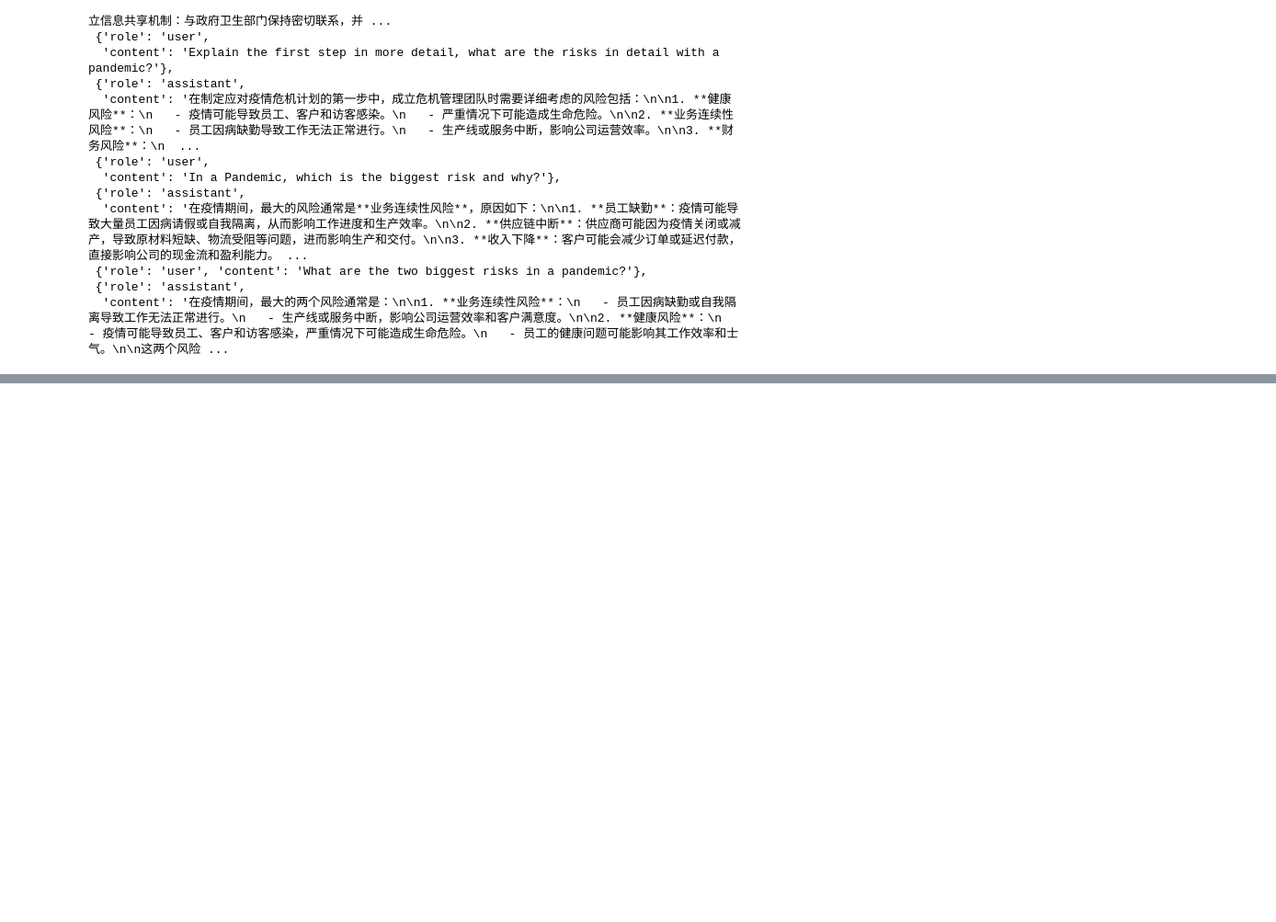
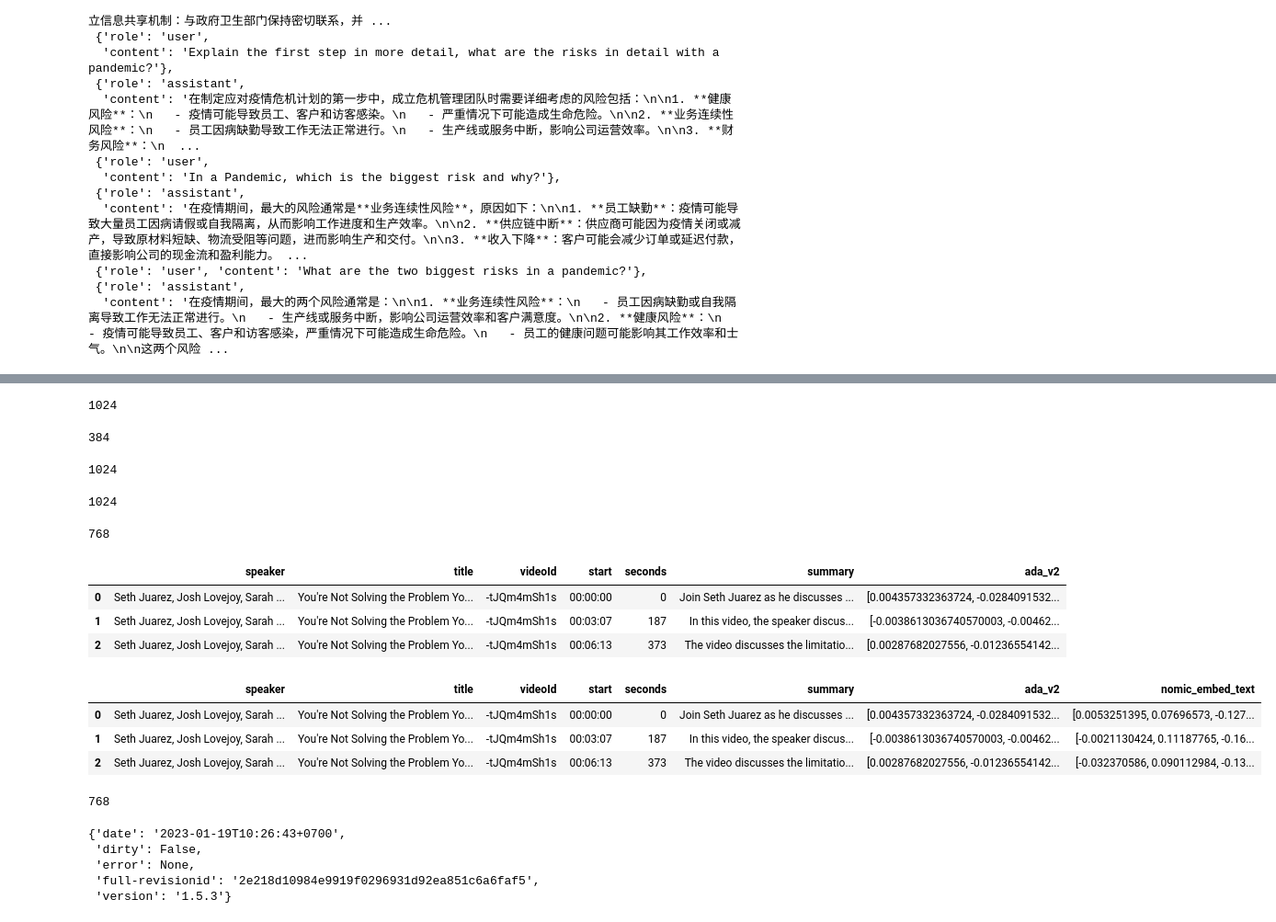
Before and after one commit to kevinlights/generative-ai-for-beginners, a Jupyter notebook: research.ipynb, the cells around one changed output, grey strips where cells are left out. Shown: that part at 92% size. Saved outputs shown, nothing was run; the diff lists cells and outputs as text; code cells hidden in the pictures; blank space fills up the shorter version.

Commit message:
embedding

```diff
--- a/research.ipynb
+++ b/research.ipynb
@@ -272,0 +695,63 @@ history
+# %%
+query_embeddings = (
+    client.embeddings.create(input=query, model="bge-m3:567m").data[0].embedding
+)
+len(query_embeddings)
+# %% [output]
+1024
+# %%
+query_embeddings = (
+    client.embeddings.create(input=query, model="all-minilm:33m").data[0].embedding
+)
+len(query_embeddings)
+# %% [output]
+384
+# %%
+query_embeddings = (
+    client.embeddings.create(input=query, model="snowflake-arctic-embed").data[0].embedding
+)
+len(query_embeddings)
+# %% [output]
+1024
+# %%
+query_embeddings = (
+    client.embeddings.create(input=query, model="snowflake-arctic-embed2:568m").data[0].embedding
+)
+len(query_embeddings)
+# %% [output]
+1024
+# %%
+query_embeddings = (
+    client.embeddings.create(input=query, model="granite-embedding:278m").data[0].embedding
+)
+len(query_embeddings)
+# %% [output]
+768
+# %%
+pd_vectors.head(3)
+# %% [output]
+|  | speaker | title | videoId | start | seconds | summary | ada_v2 |
+| 0 | Seth Juarez, Josh Lovejoy, Sarah ... | You're Not Solving the Problem Yo... | -tJQm4mSh1s | 00:00:00 | 0 | Join Seth Juarez as he discusses ... | [0.004357332363724, -0.0284091532... |
+| 1 | Seth Juarez, Josh Lovejoy, Sarah ... | You're Not Solving the Problem Yo... | -tJQm4mSh1s | 00:03:07 | 187 | In this video, the speaker discus... | [-0.0038613036740570003, -0.00462... |
+| 2 | Seth Juarez, Josh Lovejoy, Sarah ... | You're Not Solving the Problem Yo... | -tJQm4mSh1s | 00:06:13 | 373 | The video discusses the limitatio... | [0.00287682027556, -0.01236554142... |
+# %%
+def calc_embedding(query):
+    return (
+        client.embeddings.create(input=query, model="nomic-embed-text:latest")
+        .data[0]
+        .embedding
+    )
+
+
+pd_vectors["nomic_embed_text"] = pd_vectors["summary"].apply(lambda x: calc_embedding(x))
+# %%
+pd_vectors.head(3)
+# %% [output]
+|  | speaker | title | videoId | start | seconds | summary | ada_v2 | nomic_embed_text |
+| 0 | Seth Juarez, Josh Lovejoy, Sarah ... | You're Not Solving the Problem Yo... | -tJQm4mSh1s | 00:00:00 | 0 | Join Seth Juarez as he discusses ... | [0.004357332363724, -0.0284091532... | [0.0053251395, 0.07696573, -0.127... |
+| 1 | Seth Juarez, Josh Lovejoy, Sarah ... | You're Not Solving the Problem Yo... | -tJQm4mSh1s | 00:03:07 | 187 | In this video, the speaker discus... | [-0.0038613036740570003, -0.00462... | [-0.0021130424, 0.11187765, -0.16... |
+| 2 | Seth Juarez, Josh Lovejoy, Sarah ... | You're Not Solving the Problem Yo... | -tJQm4mSh1s | 00:06:13 | 373 | The video discusses the limitatio... | [0.00287682027556, -0.01236554142... | [-0.032370586, 0.090112984, -0.13... |
+# %%
+len(pd_vectors.at[0, 'nomic_embed_text'])
+# %% [output]
+768
@@ -272,0 +761,10 @@ history
+# %%
+import pandas
+import pandas._version
+pandas._version.get_versions()
+# %% [output]
+{'date': '2023-01-19T10:26:43+0700',
+ 'dirty': False,
+ 'error': None,
+ 'full-revisionid': '2e218d10984e9919f0296931d92ea851c6a6faf5',
+ 'version': '1.5.3'}
```
Also changed, not shown: parts of 13 cells of this notebook, 1 other file.
